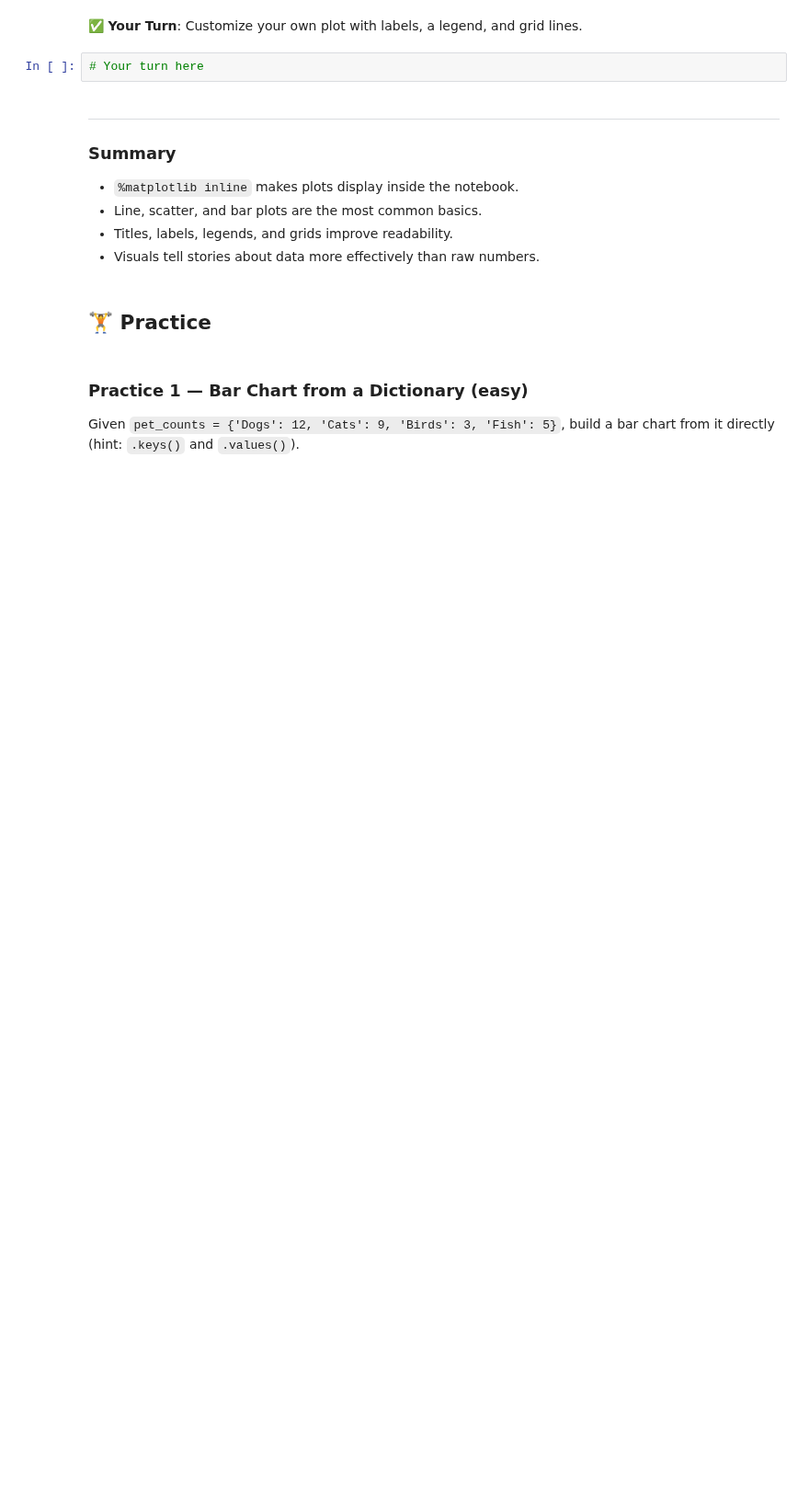
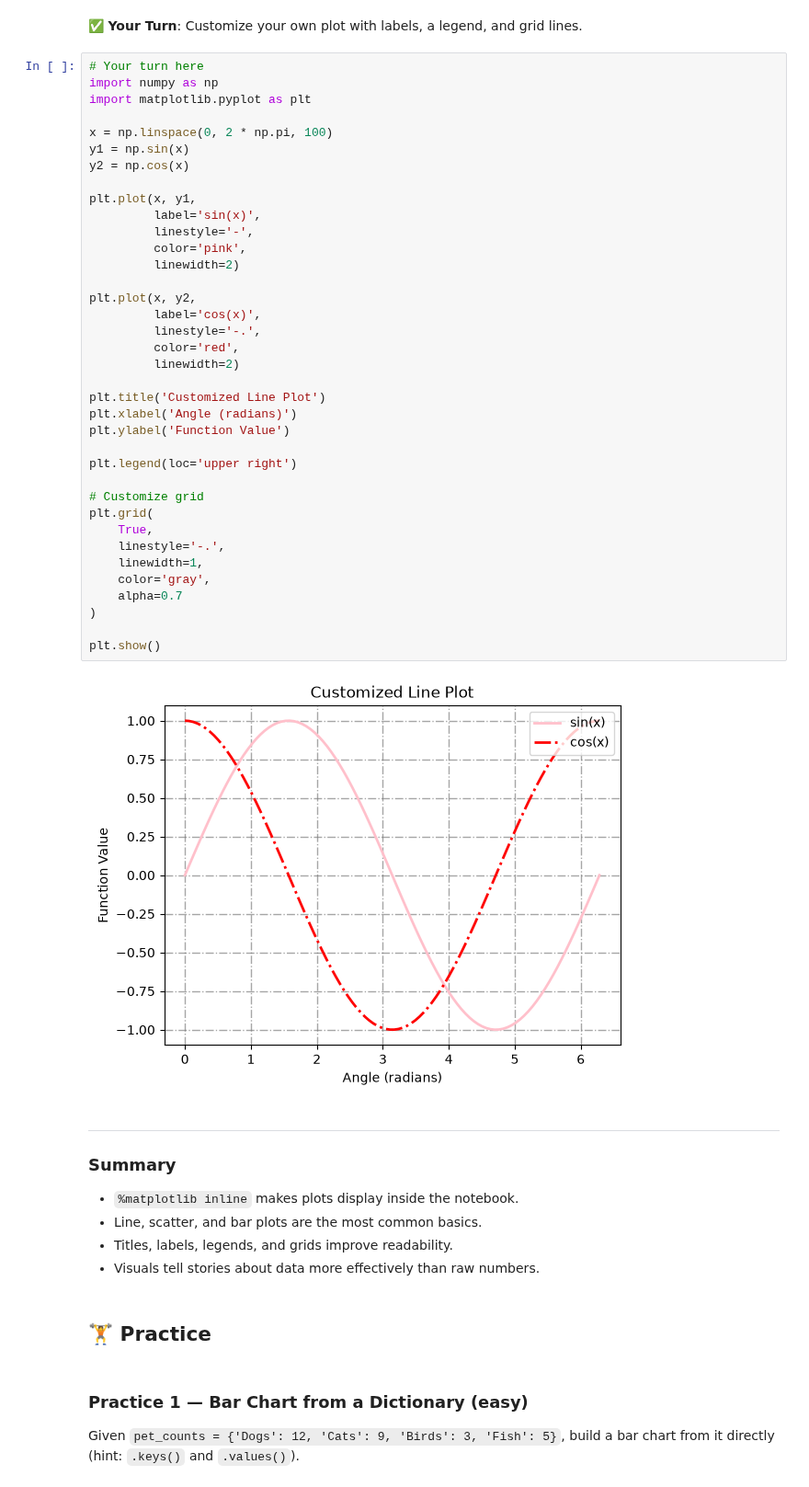
Before and after one commit to nazmunmansur/3603-data-science-mansur, a Jupyter notebook: Work/02-Working_with_Data/06-Foundations/05-plotting_basics.ipynb, the cells around one changed output. Shown at 92% size. Cells and saved outputs as stored; diff of their text form; blank space fills up the shorter version.

```diff
--- a/Work/02-Working_with_Data/06-Foundations/05-plotting_basics.ipynb
+++ b/Work/02-Working_with_Data/06-Foundations/05-plotting_basics.ipynb
@@ -84,6 +142,43 @@ plt.show()
 ✅ **Your Turn**: Customize your own plot with labels, a legend, and grid lines.
 # %%
 # Your turn here
+import numpy as np
+import matplotlib.pyplot as plt
+
+x = np.linspace(0, 2 * np.pi, 100)
+y1 = np.sin(x)
+y2 = np.cos(x)
+
+plt.plot(x, y1,
+         label='sin(x)',
+         linestyle='-',
+         color='pink',
+         linewidth=2)
+
+plt.plot(x, y2,
+         label='cos(x)',
+         linestyle='-.',
+         color='red',
+         linewidth=2)
+
+plt.title('Customized Line Plot')
+plt.xlabel('Angle (radians)')
+plt.ylabel('Function Value')
+
+plt.legend(loc='upper right')
+
+# Customize grid
+plt.grid(
+    True,
+    linestyle='-.',
+    linewidth=1,
+    color='gray',
+    alpha=0.7
+)
+
+plt.show()
+# %% [output]
+[figure, added]
 # %% [markdown]
 ---
 ### Summary
```
Also changed, not shown: parts of 14 cells of this notebook, 51 other files.
